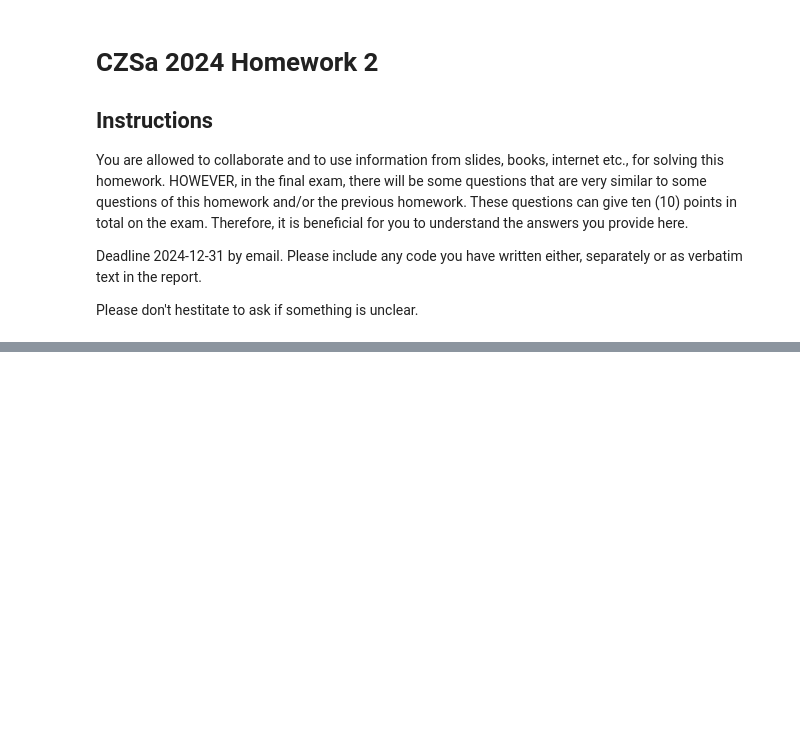
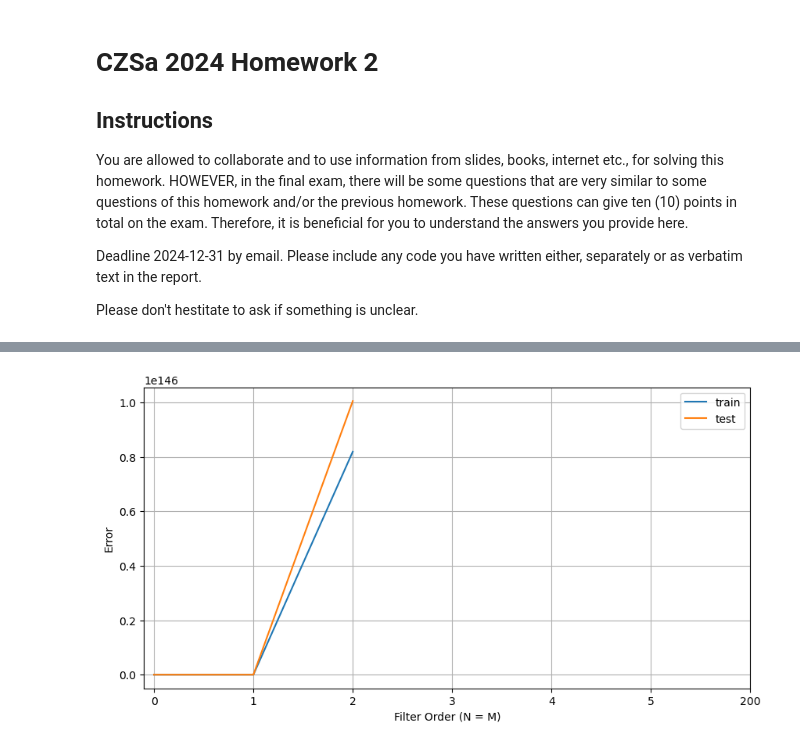
Before and after one commit to LukasFoltyn/czsa-second-homework, a Jupyter notebook: CZSa_2024_HW2.ipynb, the cells around one changed output, grey strips where cells are left out. Cells and saved outputs as stored; diff of their text form; code cells hidden in the pictures; blank space fills up the shorter version.

```diff
--- a/CZSa_2024_HW2.ipynb
+++ b/CZSa_2024_HW2.ipynb
@@ -10,0 +37,85 @@ Please don't hestitate to ask if something is unclear.
+# %%
+# load the train signals
+in_train = np.load('u_train.npy')
+out_train = np.load('y_train.npy')
+
+# load the test signals
+in_test = np.load('u_test.npy')
+out_test = np.load('y_test.npy')
+
+def make_mat_2(N, M, u_train, y_train):
+    L_i = len(u_train)
+    L_o = len(y_train)
+    X = np.zeros((L_o, N+1))
+    for i in range(L_i):
+        for j in range(N+1):
+            if (i-j)>-1:
+                X[i,j]=u_train[i-j]
+    Y = np.zeros((L_o, M))
+    for i in range(L_o):
+        for j in range(M):
+            if (i-1-j)>=0:
+                Y[i,j]=-y_train[i-1-j]
+    return np.hstack((Y,X))
+
+def train_mat(order, x, y):
+    n_rows = len(x)
+    n_cols = 2 * order + 1
+
+    x_pad = np.pad(x, (order, 0), 'constant')
+    y_pad = np.pad(y, (order + 1, 0), 'constant')
+
+    M = np.zeros((n_rows, n_cols))
+
+    for row in range(n_rows):
+        M[row, : order + 1] = x_pad[row: row + order + 1]
+        M[row, order + 1:] = -y_pad[row + 1: row + order + 1]
+
+    return np.flip(M, axis=1)
+
+
+train_errors = []
+test_errors = []
+stds = []
+coeffs = []
+
+
+orders = [*range(6), 200]
+
+for order in orders:
+    X_train = make_mat_2(order, order, in_train, out_train)
+
+    # calculate filter coefficients using least squares, save it in theta
+    theta, residuals, _, _ = np.linalg.lstsq(X_train, out_train, rcond=None)
+
+    # using the filter coefficients, try to predict the output of both train and test recording
+    b, a = theta[order:], theta[:order]
+
+    if order == 0:
+        a = [1]
+
+    y_train_predicted = signal.lfilter(b, a , in_train)
+    y_test_predicted = signal.lfilter(b, a, in_test)
+
+    print(y_train_predicted.max())
+
+    std = np.sqrt(residuals / len(out_train))
+
+    e_train = np.sqrt(np.mean((out_train - y_train_predicted) ** 2))
+    e_test = np.sqrt(np.mean((out_test - y_test_predicted) ** 2))
+
+    train_errors.append(e_train)
+    test_errors.append(e_test)
+    stds.append(std)
+    coeffs.append(theta)
+
+# plotting the errors
+plt.figure(figsize=(10, 5))
+plt.plot(train_errors, label='train')
+plt.plot(test_errors, label='test')
+plt.xticks(range(len(orders)), orders)
+plt.xlabel('Filter Order (N = M)')
+plt.ylabel('Error')
+plt.grid(True)
+plt.legend()
+# %% [output]
@@ -10,0 +130 @@ Please don't hestitate to ask if something is unclear.
+[figure, added]
```
Also changed, not shown: parts of 9 cells of this notebook, 1 other file.
